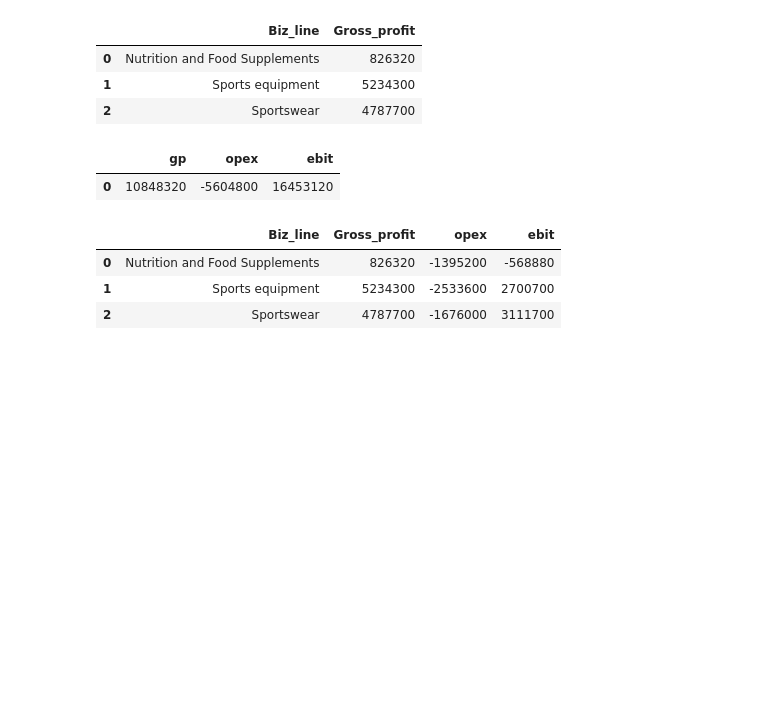
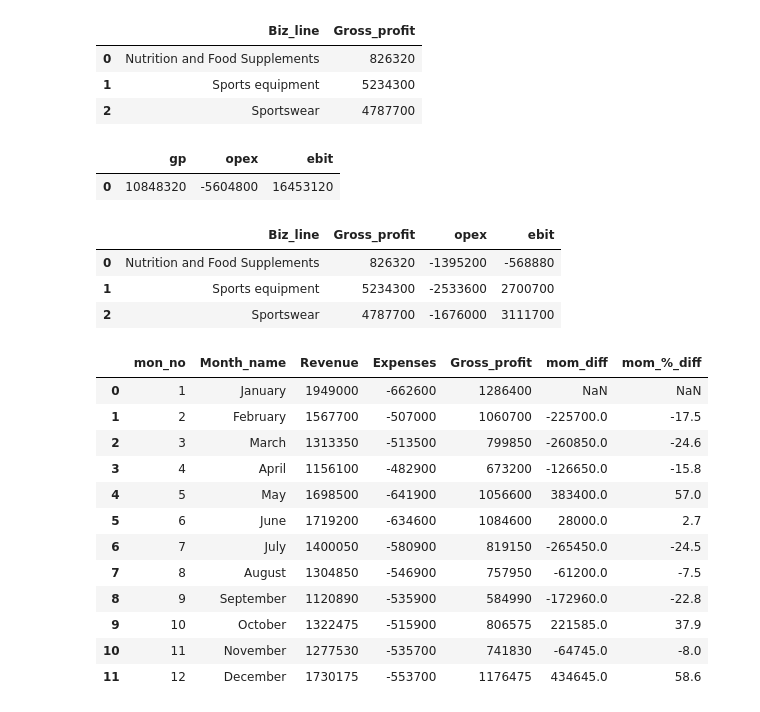
Before and after one commit to djibril968/Python_projects, a Jupyter notebook: Onyx_Financial_Analysis.ipynb, the cells around one changed output. Drawn from its saved outputs; the diff is of its cells as text; code cells hidden in the pictures; blank space fills up the shorter version.

```diff
--- a/Onyx_Financial_Analysis.ipynb
+++ b/Onyx_Financial_Analysis.ipynb
@@ -871,3 +874,19 @@ ebit
 | 0 | Nutrition and Food Supplements | 826320 | -1395200 | -568880 |
 | 1 | Sports equipment | 5234300 | -2533600 | 2700700 |
 | 2 | Sportswear | 4787700 | -1676000 | 3111700 |
+# %%
+gp_by_month
+# %% [output]
+|  | mon_no | Month_name | Revenue | Expenses | Gross_profit | mom_diff | mom_%_diff |
+| 0 | 1 | January | 1949000 | -662600 | 1286400 | NaN | NaN |
+| 1 | 2 | February | 1567700 | -507000 | 1060700 | -225700.0 | -17.5 |
+| 2 | 3 | March | 1313350 | -513500 | 799850 | -260850.0 | -24.6 |
+| 3 | 4 | April | 1156100 | -482900 | 673200 | -126650.0 | -15.8 |
+| 4 | 5 | May | 1698500 | -641900 | 1056600 | 383400.0 | 57.0 |
+| 5 | 6 | June | 1719200 | -634600 | 1084600 | 28000.0 | 2.7 |
+| 6 | 7 | July | 1400050 | -580900 | 819150 | -265450.0 | -24.5 |
+| 7 | 8 | August | 1304850 | -546900 | 757950 | -61200.0 | -7.5 |
+| 8 | 9 | September | 1120890 | -535900 | 584990 | -172960.0 | -22.8 |
+| 9 | 10 | October | 1322475 | -515900 | 806575 | 221585.0 | 37.9 |
+| 10 | 11 | November | 1277530 | -535700 | 741830 | -64745.0 | -8.0 |
+| 11 | 12 | December | 1730175 | -553700 | 1176475 | 434645.0 | 58.6 |
```
Also changed, not shown: parts of 3 cells of this notebook.
